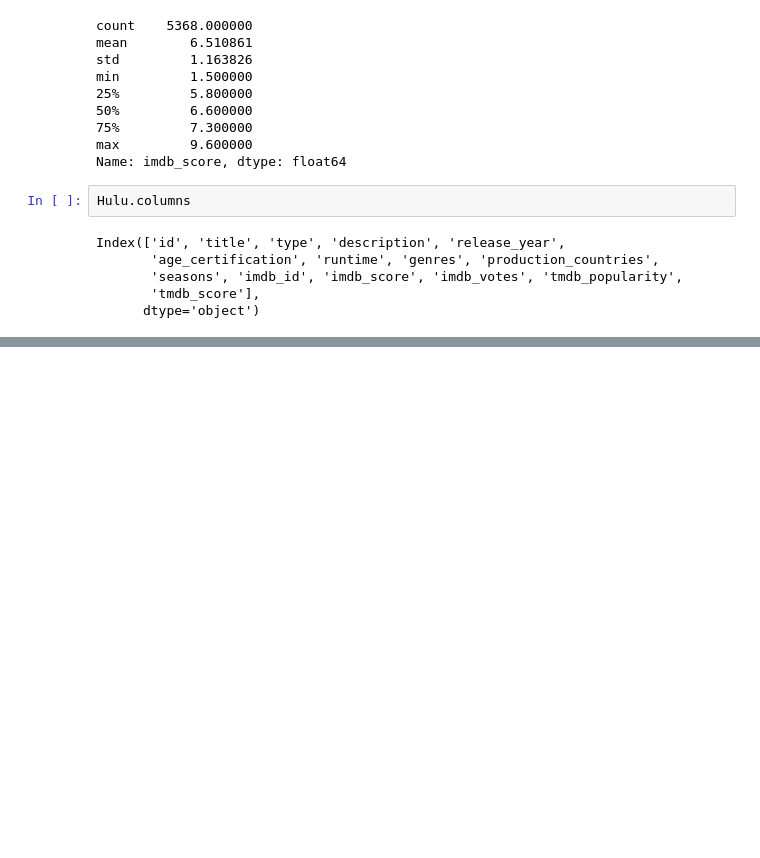
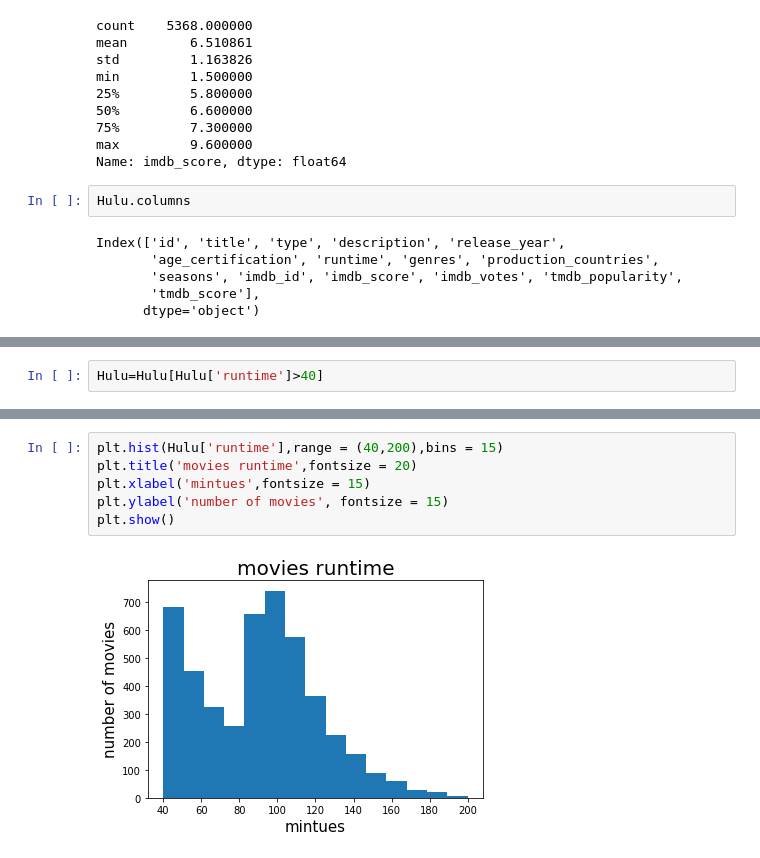
Before and after one commit to SummerEcho87/Group-Project-, a Jupyter notebook: Notebooks/Hulu.ipynb, the cells around one changed output, grey strips where cells are left out. Saved outputs shown, nothing was run; the diff lists cells and outputs as text; blank space fills up the shorter version.

```diff
--- a/Notebooks/Hulu.ipynb
+++ b/Notebooks/Hulu.ipynb
@@ -272,0 +218,2 @@ print(list(release_year))
+# %%
+Hulu=Hulu[Hulu['runtime']>40]
@@ -272,0 +232,8 @@ print(list(release_year))
+# %%
+plt.hist(Hulu['runtime'],range = (40,200),bins = 15)
+plt.title('movies runtime',fontsize = 20)
+plt.xlabel('mintues',fontsize = 15)
+plt.ylabel('number of movies', fontsize = 15)
+plt.show()
+# %% [output]
+[figure, added]
```
Also changed, not shown: parts of 16 cells of this notebook.
